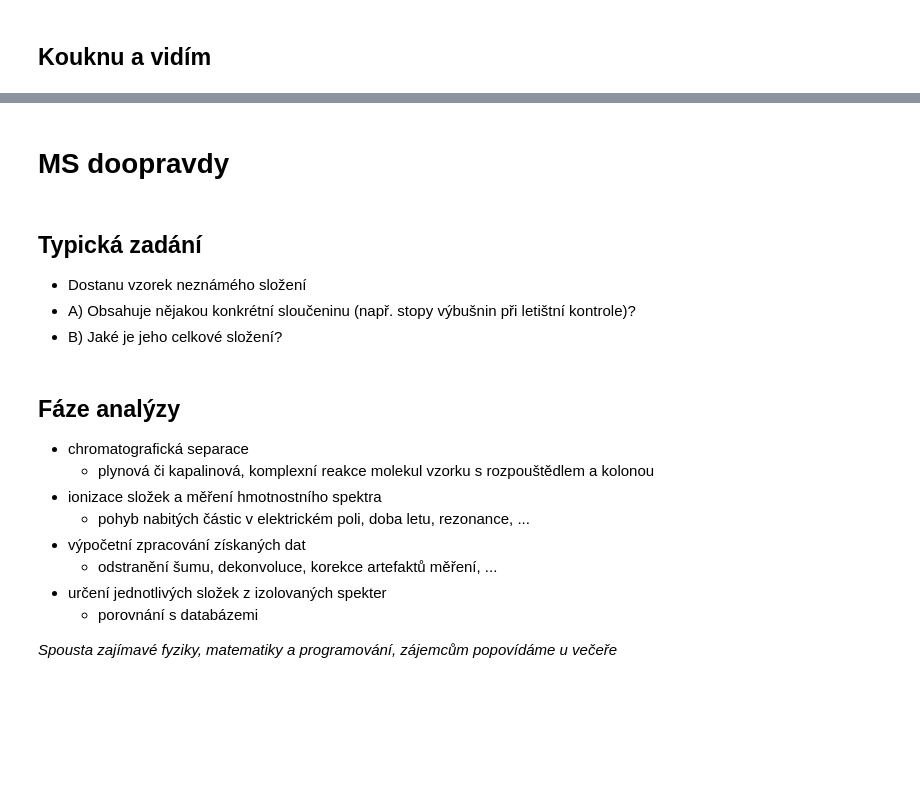
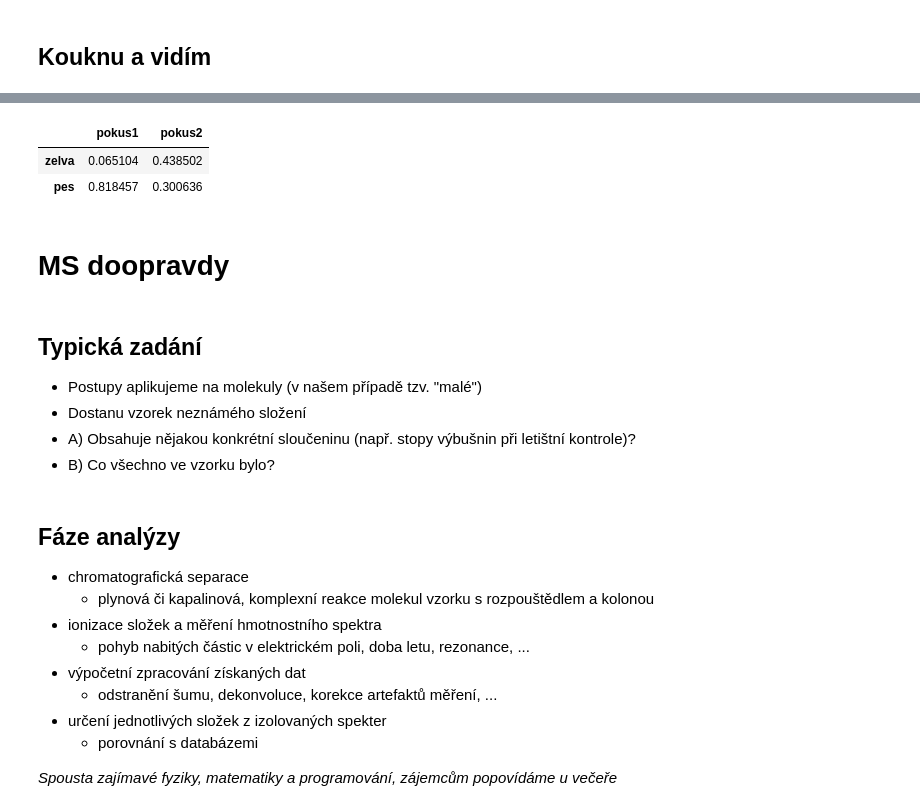
Before and after one commit to ljocha/sitsem23, a Jupyter notebook: intro.ipynb, the cells around one changed output, grey strips where cells are left out. Cells and saved outputs as stored; diff of their text form; code cells hidden in the pictures; blank space fills up the shorter version.

```diff
--- a/intro.ipynb
+++ b/intro.ipynb
@@ -94,10 +99,18 @@ array([[(0.50378163, 5), (0.04069104, 3)],
+# %%
+pd.DataFrame(np.vectorize(lambda x: x[0])(sdp.matrix(references=[zelva,pes],queries=[pokus1,pokus2])),
+                index=['zelva','pes'], columns=['pokus1','pokus2'])
+# %% [output]
+|  | pokus1 | pokus2 |
+| zelva | 0.065104 | 0.438502 |
+| pes | 0.818457 | 0.300636 |
 # %% [markdown]
 # MS doopravdy
 # %% [markdown]
 ## Typická zadání
+- Postupy aplikujeme na molekuly (v našem případě tzv. "malé")
 - Dostanu vzorek neznámého složení
 - A) Obsahuje nějakou konkrétní sloučeninu (např. stopy výbušnin při letištní kontrole)?
-- B) Jaké je jeho celkové složení?
+- B) Co všechno ve vzorku bylo?
 # %% [markdown]
 ## Fáze analýzy
 - chromatografická separace
```
Also changed, not shown: parts of 11 cells of this notebook.
